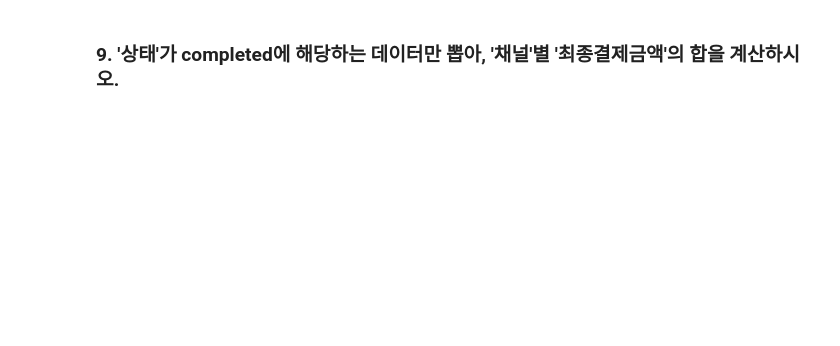
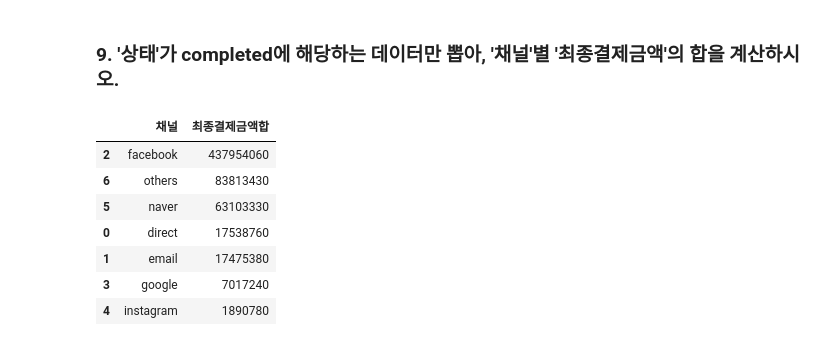
Before and after one commit to chlwldns00/ForDataAnalysis, a Jupyter notebook: 데이터분석/이커머스데이터분석.ipynb, the cells around one changed output. Saved outputs shown, nothing was run; the diff lists cells and outputs as text; code cells hidden in the pictures; blank space fills up the shorter version.

```diff
--- a/데이터분석/이커머스데이터분석.ipynb
+++ b/데이터분석/이커머스데이터분석.ipynb
@@ -285,2 +442,18 @@ df1[]
 # %% [markdown]
 ### 9. '상태'가 completed에 해당하는 데이터만 뽑아, '채널'별 '최종결제금액'의 합을 계산하시오.
+# %%
+completed_channel_Payment=df1.query('상태=="completed"') \
+                             .groupby('채널',as_index=False) \
+                             .agg(최종결제금액합=('최종결제금액','sum')) \
+                             .sort_values('최종결제금액합',ascending=False)
+
+completed_channel_Payment
+# %% [output]
+|  | 채널 | 최종결제금액합 |
+| 2 | facebook | 437954060 |
+| 6 | others | 83813430 |
+| 5 | naver | 63103330 |
+| 0 | direct | 17538760 |
+| 1 | email | 17475380 |
+| 3 | google | 7017240 |
+| 4 | instagram | 1890780 |
```
Also changed, not shown: parts of 32 cells of this notebook, 4 other files.
